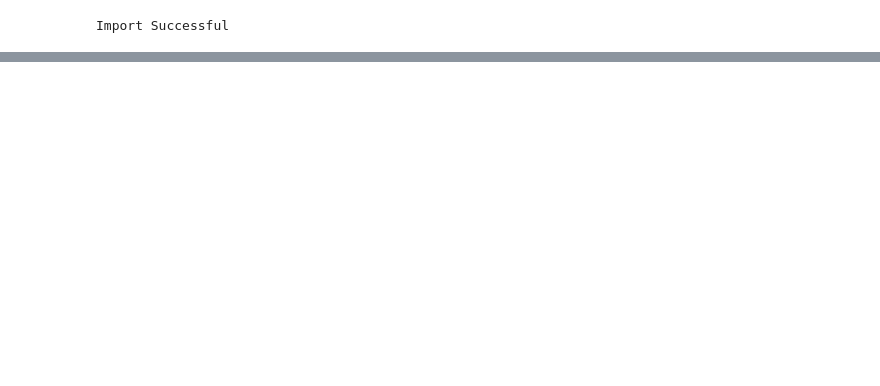
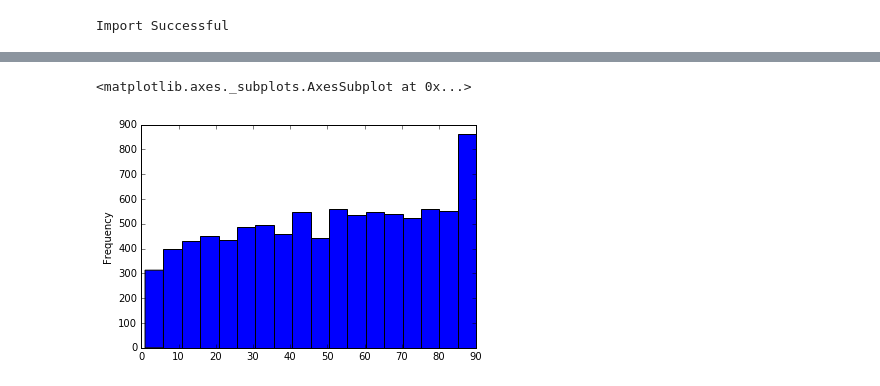
Before and after one commit to mgbukov/bundesliga, a Jupyter notebook: Buli_Download.ipynb, the cells around one changed output, grey strips where cells are left out. Drawn from its saved outputs; the diff is of its cells as text; code cells hidden in the pictures; blank space fills up the shorter version.

```diff
--- a/Buli_Download.ipynb
+++ b/Buli_Download.ipynb
@@ -205,3 +78,17 @@ kicker_grades_df.to_csv('Grades_2005_2016.csv', index=False)
+# %%
+# Read files from kicker database
+try:
+    matches_df = pd.read_csv("Matches_2006_2016.csv", index_col=0)
+except:
+    print "Error reading matches"
+try:
+    goals_df = pd.read_csv("Goals_2006_2016.csv", index_col=0)
+except:
+    print "Error reading goals"
+try:
+    lineup_df = pd.read_csv("Lineup_2006_2016.csv", index_col=0)
+except:
+    print "Error reading lineups"
 # %%
 try:
     key_df = pd.read_csv('Team_ID_hardcoded.csv')
@@ -456,0 +348,5 @@ cax.set_ylabel('Shot Efficiency Superiority')
+# %%
+goals_df.loc[:, 'Minute'].plot('hist', bins=18)
+# %% [output]
+<matplotlib.axes._subplots.AxesSubplot at 0x...>
+[figure, added]
```
Also changed, not shown: parts of 37 cells of this notebook, 1 other file.
